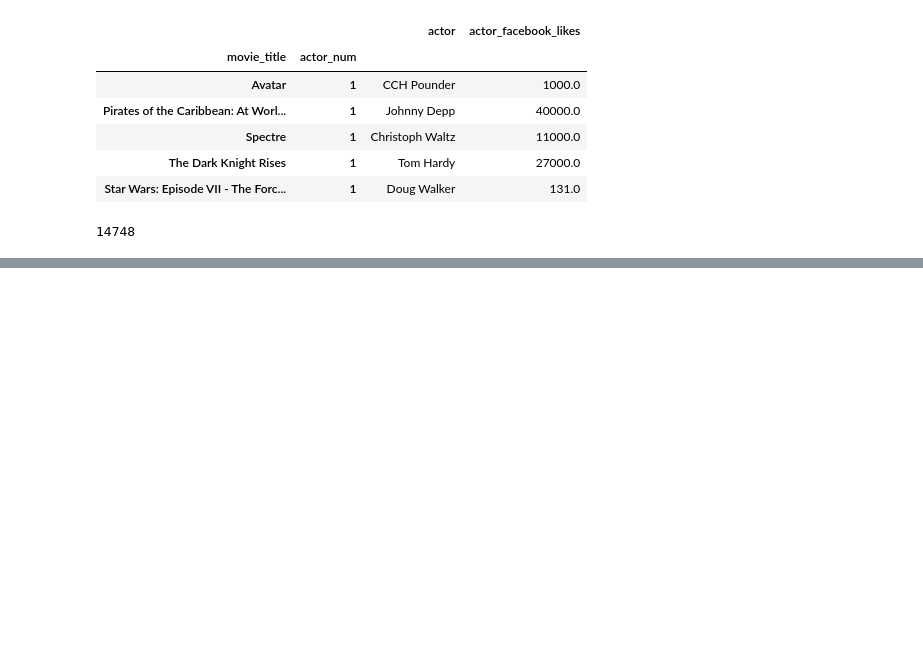
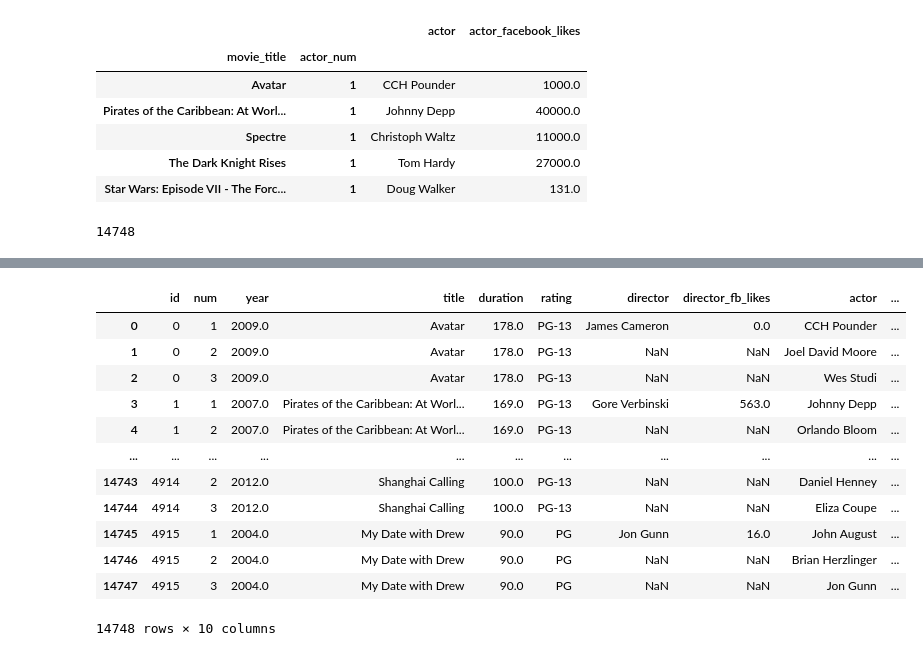
Before and after one commit to sandeepny441/projects_PS, a Jupyter notebook: pandas_sources/pandas_cookbook_s/8_Restructuring Data into a Tidy Form.ipynb, the cells around one changed output, grey strips where cells are left out. Saved outputs shown, nothing was run; the diff lists cells and outputs as text; code cells hidden in the pictures; blank space fills up the shorter version.

```diff
--- a/pandas_sources/pandas_cookbook_s/8_Restructuring Data into a Tidy Form.ipynb
+++ b/pandas_sources/pandas_cookbook_s/8_Restructuring Data into a Tidy Form.ipynb
@@ -267,0 +1228,3 @@ len(actor2_tidy)
+# %%
+movie = pd.read_csv('data/movie_altered.csv')
+movie.head()
@@ -267,0 +1238,3 @@ len(actor2_tidy)
+# %%
+movie.insert(0, 'id', np.arange(len(movie)))
+movie.head()
@@ -267,0 +1248,24 @@ len(actor2_tidy)
+# %%
+stubnames = ['director', 'director_fb_likes',
+ 'actor', 'actor_fb_likes']
+# %%
+movie_long = pd.wide_to_long(movie,
+stubnames=stubnames,
+i='id',
+j='num',
+sep='_').reset_index()
+movie_long
+# %% [output]
+|  | id | num | year | title | duration | rating | director | director_fb_likes | actor | ... |
+| 0 | 0 | 1 | 2009.0 | Avatar | 178.0 | PG-13 | James Cameron | 0.0 | CCH Pounder | ... |
+| 1 | 0 | 2 | 2009.0 | Avatar | 178.0 | PG-13 | NaN | NaN | Joel David Moore | ... |
+| 2 | 0 | 3 | 2009.0 | Avatar | 178.0 | PG-13 | NaN | NaN | Wes Studi | ... |
+| 3 | 1 | 1 | 2007.0 | Pirates of the Caribbean: At Worl... | 169.0 | PG-13 | Gore Verbinski | 563.0 | Johnny Depp | ... |
+| 4 | 1 | 2 | 2007.0 | Pirates of the Caribbean: At Worl... | 169.0 | PG-13 | NaN | NaN | Orlando Bloom | ... |
+| ... | ... | ... | ... | ... | ... | ... | ... | ... | ... | ... |
+| 14743 | 4914 | 2 | 2012.0 | Shanghai Calling | 100.0 | PG-13 | NaN | NaN | Daniel Henney | ... |
+| 14744 | 4914 | 3 | 2012.0 | Shanghai Calling | 100.0 | PG-13 | NaN | NaN | Eliza Coupe | ... |
+| 14745 | 4915 | 1 | 2004.0 | My Date with Drew | 90.0 | PG | Jon Gunn | 16.0 | John August | ... |
+| 14746 | 4915 | 2 | 2004.0 | My Date with Drew | 90.0 | PG | NaN | NaN | Brian Herzlinger | ... |
+| 14747 | 4915 | 3 | 2004.0 | My Date with Drew | 90.0 | PG | NaN | NaN | Jon Gunn | ... |
+14748 rows × 10 columns
```
Also changed, not shown: parts of 142 cells of this notebook.
